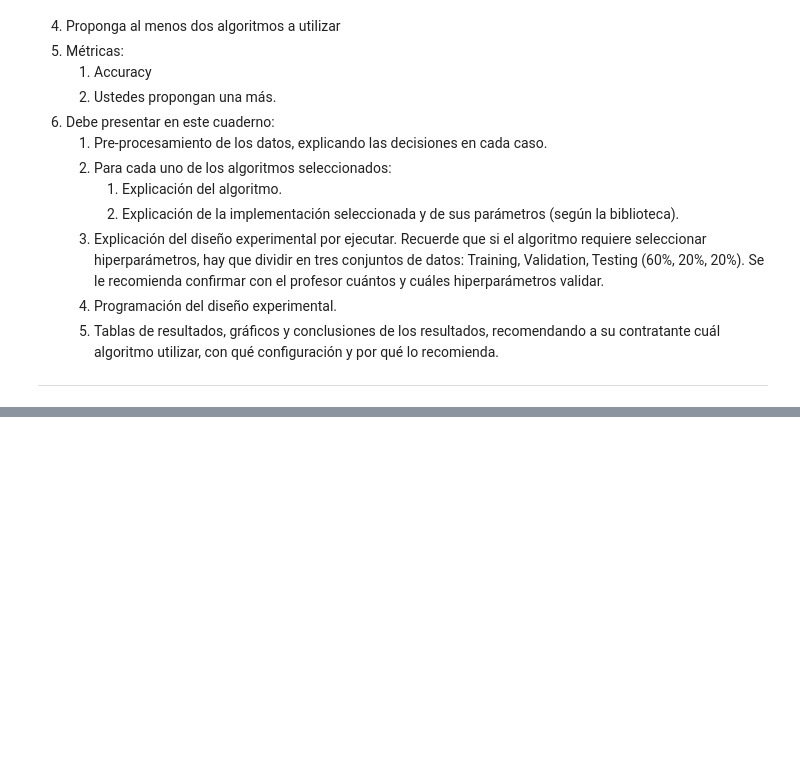
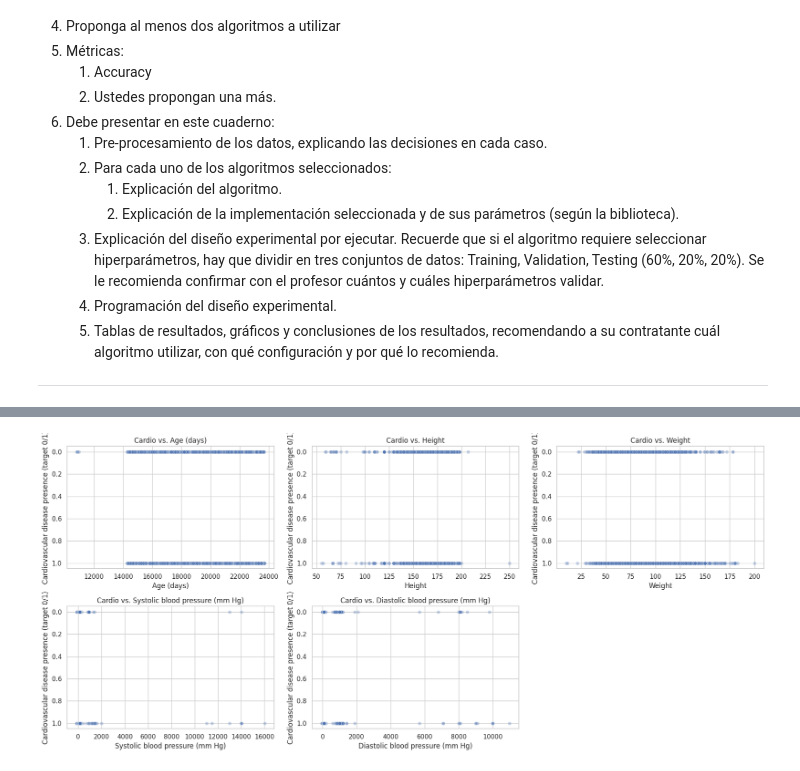
Before and after one commit to datwaft/aprendizaje_automatico, a Jupyter notebook: Trabajo_Corto_2/Trabajo_Corto_2.ipynb, the cells around one changed output, grey strips where cells are left out. Cells and saved outputs as stored; diff of their text form; code cells hidden in the pictures; blank space fills up the shorter version.

```diff
--- a/Trabajo_Corto_2/Trabajo_Corto_2.ipynb
+++ b/Trabajo_Corto_2/Trabajo_Corto_2.ipynb
@@ -710,0 +833,31 @@ ___
+# %%
+column_labels = {
+  "age": "Age (days)",
+  "gender": "Gender / Sex",
+  "height": "Height",
+  "weight": "Weight",
+  "ap_hi": "Systolic blood pressure (mm Hg)",
+  "ap_lo": "Diastolic blood pressure (mm Hg)",
+  "cholesterol": "Cholesterol level (categorical 1–3)",
+  "gluc": "Glucose level (categorical 1–3)",
+  "smoke": "Smoking status (0/1)",
+  "alco": "Alcohol intake (0/1)",
+  "active": "Physical activity (0/1)",
+  "cardio": "Cardiovascular disease presence (target 0/1)"
+}
+# %%
+num_cols = df.select_dtypes(include="number").columns
+ncols = 3
+nrows = math.ceil(len(num_cols) / ncols)
+fig, axes = plt.subplots(nrows=nrows, ncols=ncols, figsize=(6 * ncols, 4 * nrows))
+for ax, col in zip(axes.flat, num_cols):
+    sns.scatterplot(x=col, y="cardio", data=df, alpha=0.3, ax=ax)
+    ax.set_title(f"Cardio vs. {column_labels.get(col, col)}")
+    ax.set_xlabel(column_labels.get(col, col))
+    ax.set_ylabel(column_labels["cardio"])
+for ax in axes.flat[len(num_cols) :]:
+    ax.remove()
+plt.tight_layout()
+plt.show()
+# %% [output]
+[figure, added]
```
Also changed, not shown: parts of 20 cells of this notebook.
